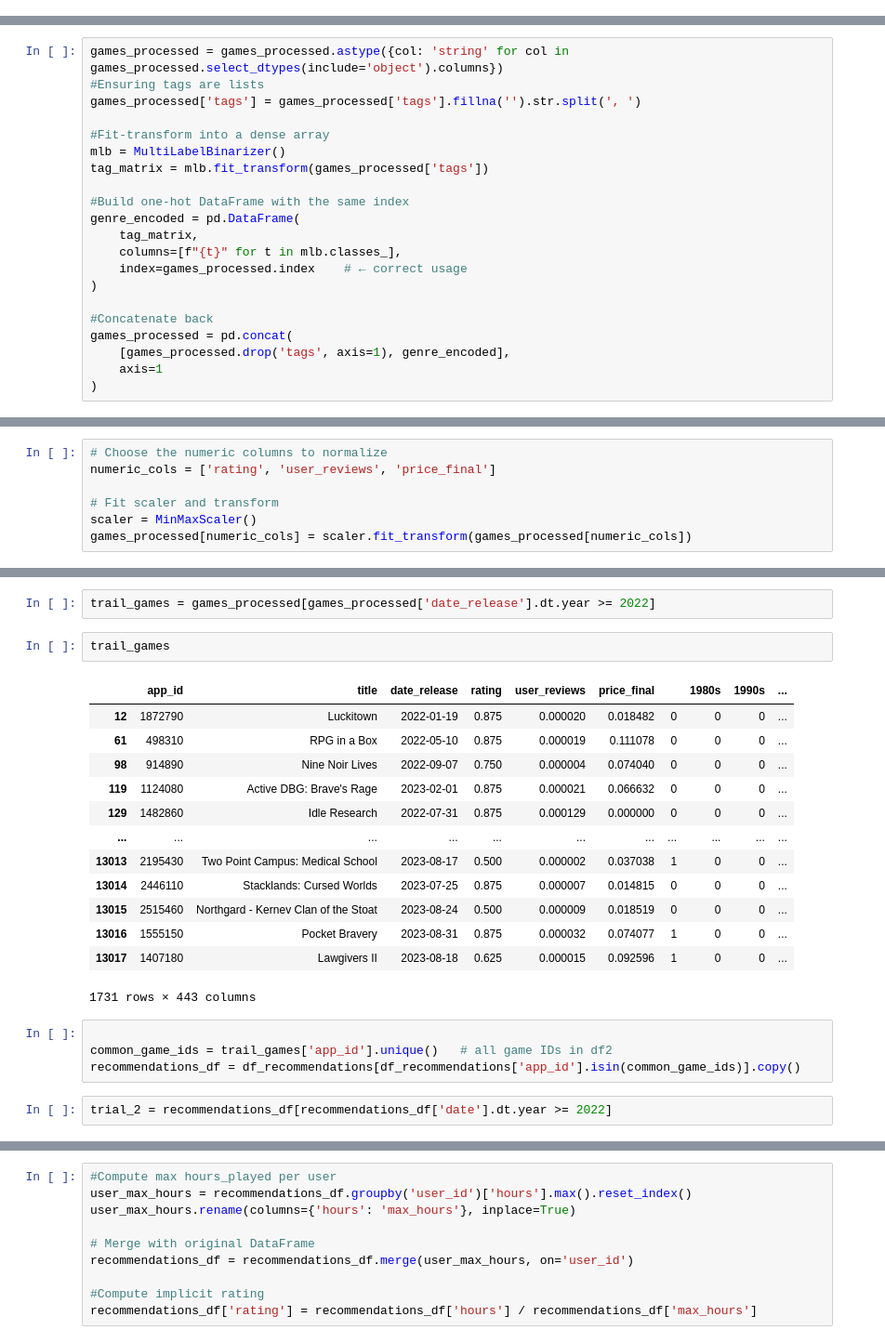
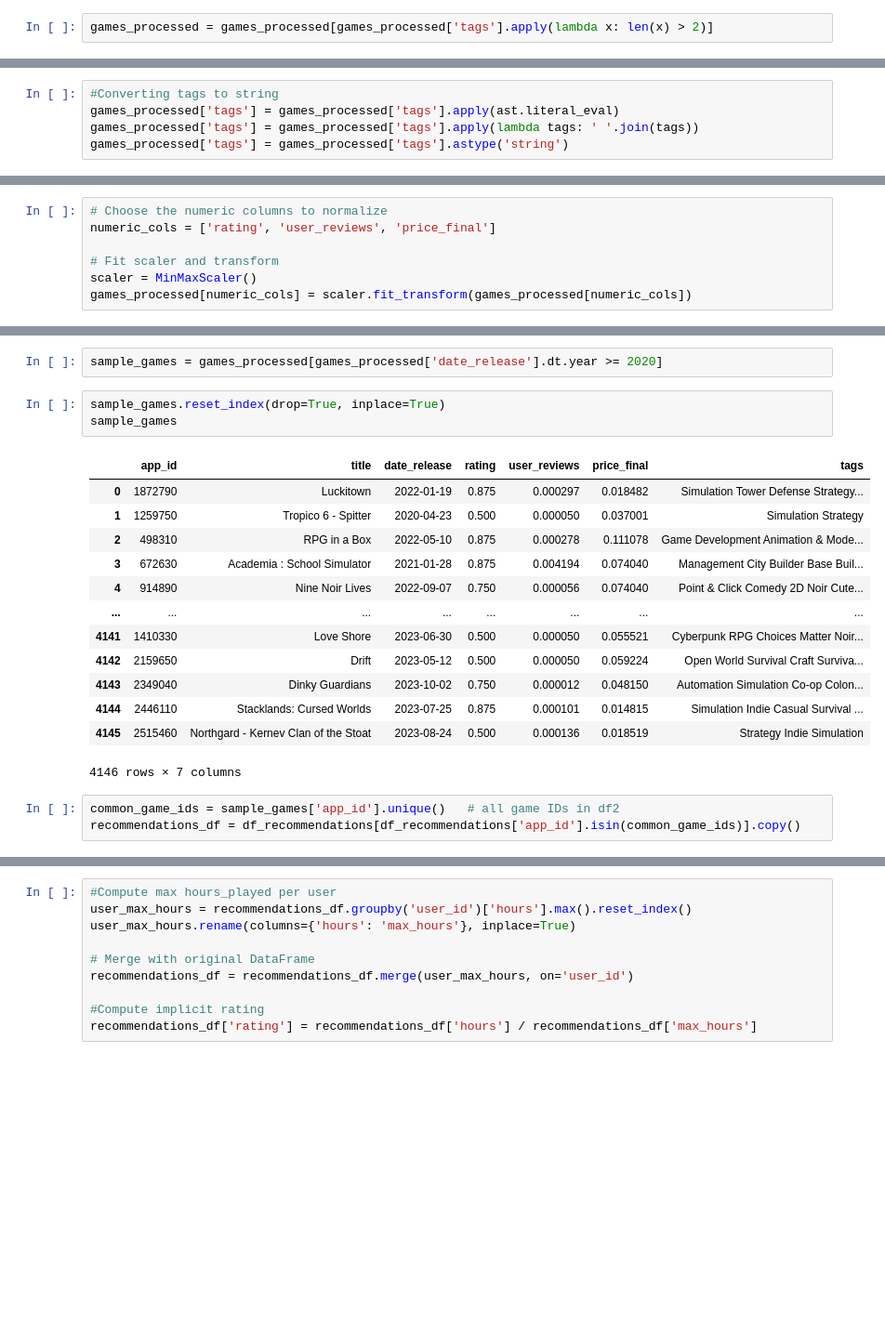
Before and after one commit to MaxSchikofski39/SteamGameRecom, a Jupyter notebook: Preprocessing_v2.ipynb, the cells around one changed output, grey strips where cells are left out. Shown: that part at 93% size. Drawn from its saved outputs; the diff is of its cells as text; blank space fills up the shorter version.

```diff
--- a/Preprocessing_v2.ipynb
+++ b/Preprocessing_v2.ipynb
@@ -307,0 +305,2 @@ games_processed['tags'] = games_processed['tags'].str.replace(r"[\[\]\{\}'\"]",
+# %%
+games_processed = games_processed[games_processed['tags'].apply(lambda x: len(x) > 2)]
@@ -307,0 +323,5 @@ games_processed['tags'] = games_processed['tags'].str.replace(r"[\[\]\{\}'\"]",
+# %%
+#Converting tags to string
+games_processed['tags'] = games_processed['tags'].apply(ast.literal_eval)
+games_processed['tags'] = games_processed['tags'].apply(lambda tags: ' '.join(tags))
+games_processed['tags'] = games_processed['tags'].astype('string')
@@ -325,21 +360,0 @@ memory usage: 712.1 KB
-# %%
-games_processed = games_processed.astype({col: 'string' for col in games_processed.select_dtypes(include='object').columns})
-#Ensuring tags are lists
-games_processed['tags'] = games_processed['tags'].fillna('').str.split(', ')
-
-#Fit-transform into a dense array
-mlb = MultiLabelBinarizer()
-tag_matrix = mlb.fit_transform(games_processed['tags'])
-
-#Build one-hot DataFrame with the same index
-genre_encoded = pd.DataFrame(
-    tag_matrix,
-    columns=[f"{t}" for t in mlb.classes_],
-    index=games_processed.index    # ← correct usage
-)
-
-#Concatenate back
-games_processed = pd.concat(
-    [games_processed.drop('tags', axis=1), genre_encoded],
-    axis=1
-)
@@ -385,24 +384,22 @@ games_processed
 # %%
-trail_games = games_processed[games_processed['date_release'].dt.year >= 2022]
+sample_games = games_processed[games_processed['date_release'].dt.year >= 2020]
 # %%
-trail_games
+sample_games.reset_index(drop=True, inplace=True)
+sample_games
 # %% [output]
-|  | app_id | title | date_release | rating | user_reviews | price_final |  | 1980s | 1990s | ... |
-| 12 | 1872790 | Luckitown | 2022-01-19 | 0.875 | 0.000020 | 0.018482 | 0 | 0 | 0 | ... |
-| 61 | 498310 | RPG in a Box | 2022-05-10 | 0.875 | 0.000019 | 0.111078 | 0 | 0 | 0 | ... |
-| 98 | 914890 | Nine Noir Lives | 2022-09-07 | 0.750 | 0.000004 | 0.074040 | 0 | 0 | 0 | ... |
-| 119 | 1124080 | Active DBG: Brave's Rage | 2023-02-01 | 0.875 | 0.000021 | 0.066632 | 0 | 0 | 0 | ... |
-| 129 | 1482860 | Idle Research | 2022-07-31 | 0.875 | 0.000129 | 0.000000 | 0 | 0 | 0 | ... |
-| ... | ... | ... | ... | ... | ... | ... | ... | ... | ... | ... |
-| 13013 | 2195430 | Two Point Campus: Medical School | 2023-08-17 | 0.500 | 0.000002 | 0.037038 | 1 | 0 | 0 | ... |
-| 13014 | 2446110 | Stacklands: Cursed Worlds | 2023-07-25 | 0.875 | 0.000007 | 0.014815 | 0 | 0 | 0 | ... |
-| 13015 | 2515460 | Northgard - Kernev Clan of the Stoat | 2023-08-24 | 0.500 | 0.000009 | 0.018519 | 0 | 0 | 0 | ... |
-| 13016 | 1555150 | Pocket Bravery | 2023-08-31 | 0.875 | 0.000032 | 0.074077 | 1 | 0 | 0 | ... |
-| 13017 | 1407180 | Lawgivers II | 2023-08-18 | 0.625 | 0.000015 | 0.092596 | 1 | 0 | 0 | ... |
+|  | app_id | title | date_release | rating | user_reviews | price_final | tags |
+| 0 | 1872790 | Luckitown | 2022-01-19 | 0.875 | 0.000297 | 0.018482 | Simulation Tower Defense Strategy... |
+| 1 | 1259750 | Tropico 6 - Spitter | 2020-04-23 | 0.500 | 0.000050 | 0.037001 | Simulation Strategy |
+| 2 | 498310 | RPG in a Box | 2022-05-10 | 0.875 | 0.000278 | 0.111078 | Game Development Animation & Mode... |
+| 3 | 672630 | Academia : School Simulator | 2021-01-28 | 0.875 | 0.004194 | 0.074040 | Management City Builder Base Buil... |
+| 4 | 914890 | Nine Noir Lives | 2022-09-07 | 0.750 | 0.000056 | 0.074040 | Point & Click Comedy 2D Noir Cute... |
+| ... | ... | ... | ... | ... | ... | ... | ... |
+| 4141 | 1410330 | Love Shore | 2023-06-30 | 0.500 | 0.000050 | 0.055521 | Cyberpunk RPG Choices Matter Noir... |
+| 4142 | 2159650 | Drift | 2023-05-12 | 0.500 | 0.000050 | 0.059224 | Open World Survival Craft Surviva... |
+| 4143 | 2349040 | Dinky Guardians | 2023-10-02 | 0.750 | 0.000012 | 0.048150 | Automation Simulation Co-op Colon... |
+| 4144 | 2446110 | Stacklands: Cursed Worlds | 2023-07-25 | 0.875 | 0.000101 | 0.014815 | Simulation Indie Casual Survival ... |
+| 4145 | 2515460 | Northgard - Kernev Clan of the Stoat | 2023-08-24 | 0.500 | 0.000136 | 0.018519 | Strategy Indie Simulation |
-1731 rows × 443 columns
+4146 rows × 7 columns
 # %%
-
-common_game_ids = trail_games['app_id'].unique()   # all game IDs in df2
+common_game_ids = sample_games['app_id'].unique()   # all game IDs in df2
 recommendations_df = df_recommendations[df_recommendations['app_id'].isin(common_game_ids)].copy()
-# %%
-trial_2 = recommendations_df[recommendations_df['date'].dt.year >= 2022]
```
Also changed, not shown: parts of 30 cells of this notebook, 3 other files.
